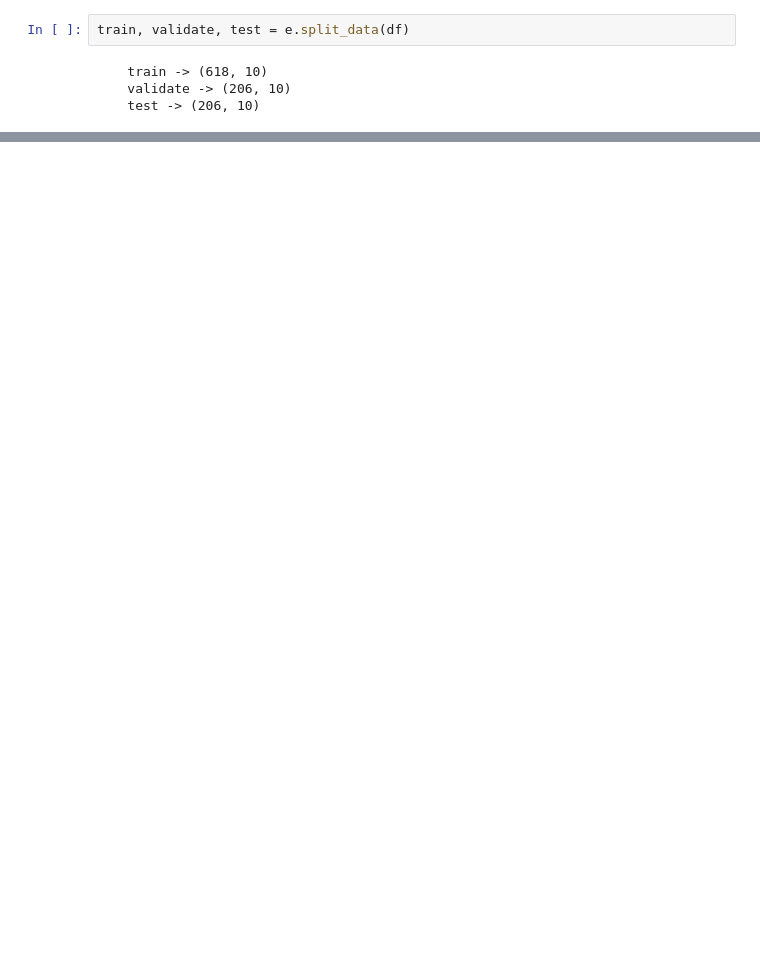
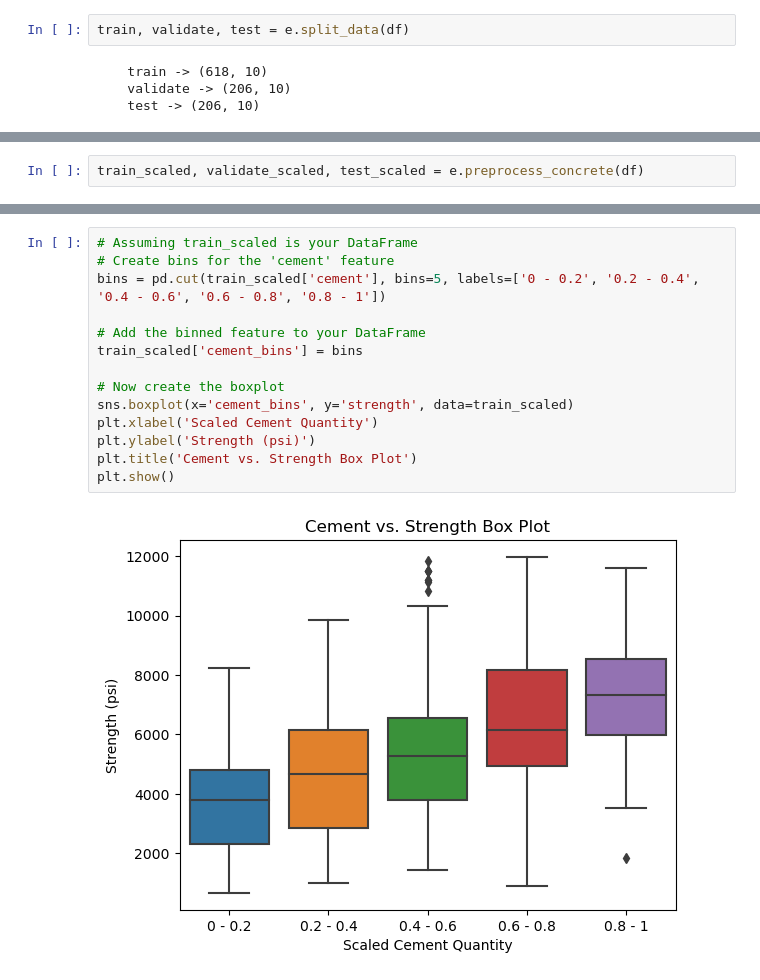
Before and after one commit to Segura-Jorge/concrete-project, a Jupyter notebook: explore.ipynb, the cells around one changed output, grey strips where cells are left out. Saved outputs shown, nothing was run; the diff lists cells and outputs as text; blank space fills up the shorter version.

```diff
--- a/explore.ipynb
+++ b/explore.ipynb
@@ -144,0 +153,2 @@ train.head(3)
+# %%
+train_scaled, validate_scaled, test_scaled = e.preprocess_concrete(df)
@@ -144,0 +183,16 @@ train.head(3)
+# %%
+# Assuming train_scaled is your DataFrame
+# Create bins for the 'cement' feature
+bins = pd.cut(train_scaled['cement'], bins=5, labels=['0 - 0.2', '0.2 - 0.4', '0.4 - 0.6', '0.6 - 0.8', '0.8 - 1'])
+
+# Add the binned feature to your DataFrame
+train_scaled['cement_bins'] = bins
+
+# Now create the boxplot
+sns.boxplot(x='cement_bins', y='strength', data=train_scaled)
+plt.xlabel('Scaled Cement Quantity')
+plt.ylabel('Strength (psi)')
+plt.title('Cement vs. Strength Box Plot')
+plt.show()
+# %% [output]
+[figure, added]
```
Also changed, not shown: parts of 49 cells of this notebook, 4 other files.
